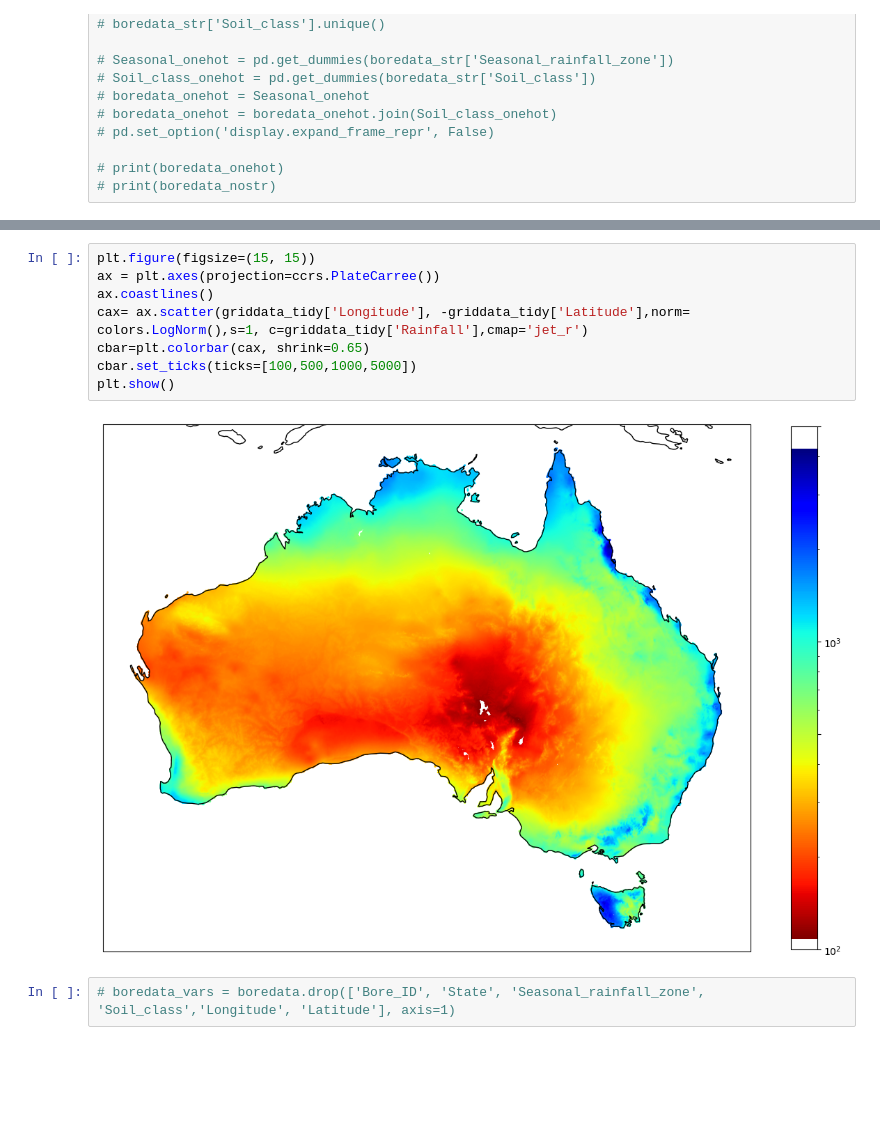
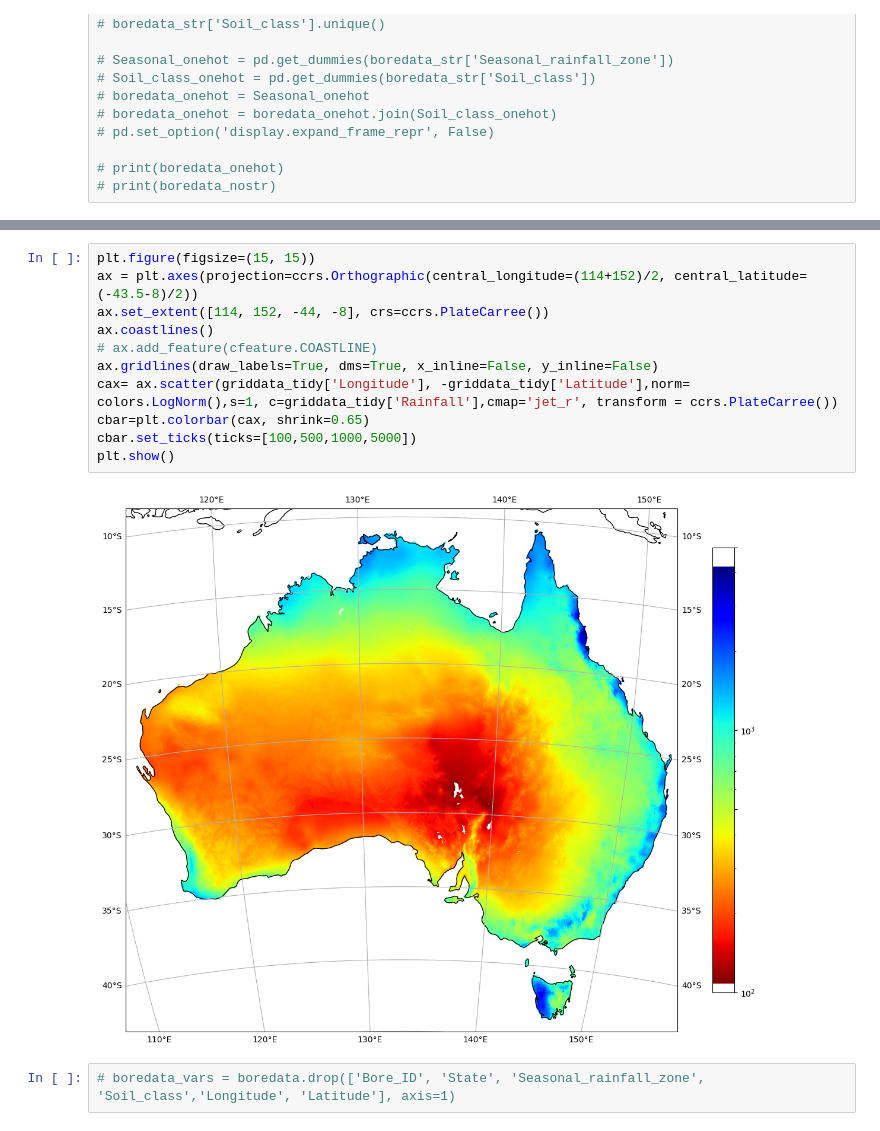
Before and after one commit to Matei-Stoica-Uni/Capstone-Case-Study---Australia, a Jupyter notebook: AUS_gw_recharge_capstonecasestudy.ipynb, the cells around one changed output, grey strips where cells are left out. Drawn from its saved outputs; the diff is of its cells as text; blank space fills up the shorter version.

```diff
--- a/AUS_gw_recharge_capstonecasestudy.ipynb
+++ b/AUS_gw_recharge_capstonecasestudy.ipynb
@@ -308,14 +308,17 @@ plt.show()
 [figure]
 # %%
 plt.figure(figsize=(15, 15))
-ax = plt.axes(projection=ccrs.PlateCarree())
+ax = plt.axes(projection=ccrs.Orthographic(central_longitude=(114+152)/2, central_latitude=(-43.5-8)/2))
+ax.set_extent([114, 152, -44, -8], crs=ccrs.PlateCarree())
 ax.coastlines()
-cax= ax.scatter(griddata_tidy['Longitude'], -griddata_tidy['Latitude'],norm= colors.LogNorm(),s=1, c=griddata_tidy['Rainfall'],cmap='jet_r')
+# ax.add_feature(cfeature.COASTLINE)
+ax.gridlines(draw_labels=True, dms=True, x_inline=False, y_inline=False)
+cax= ax.scatter(griddata_tidy['Longitude'], -griddata_tidy['Latitude'],norm= colors.LogNorm(),s=1, c=griddata_tidy['Rainfall'],cmap='jet_r', transform = ccrs.PlateCarree())
 cbar=plt.colorbar(cax, shrink=0.65)
 cbar.set_ticks(ticks=[100,500,1000,5000])
 plt.show()
 # %% [output]
-[figure, old version]
+[figure, new version]
 # %%
 # boredata_vars = boredata.drop(['Bore_ID', 'State', 'Seasonal_rainfall_zone', 'Soil_class','Longitude', 'Latitude'], axis=1)
 # %%
```
Also changed, not shown: parts of 12 cells of this notebook.
